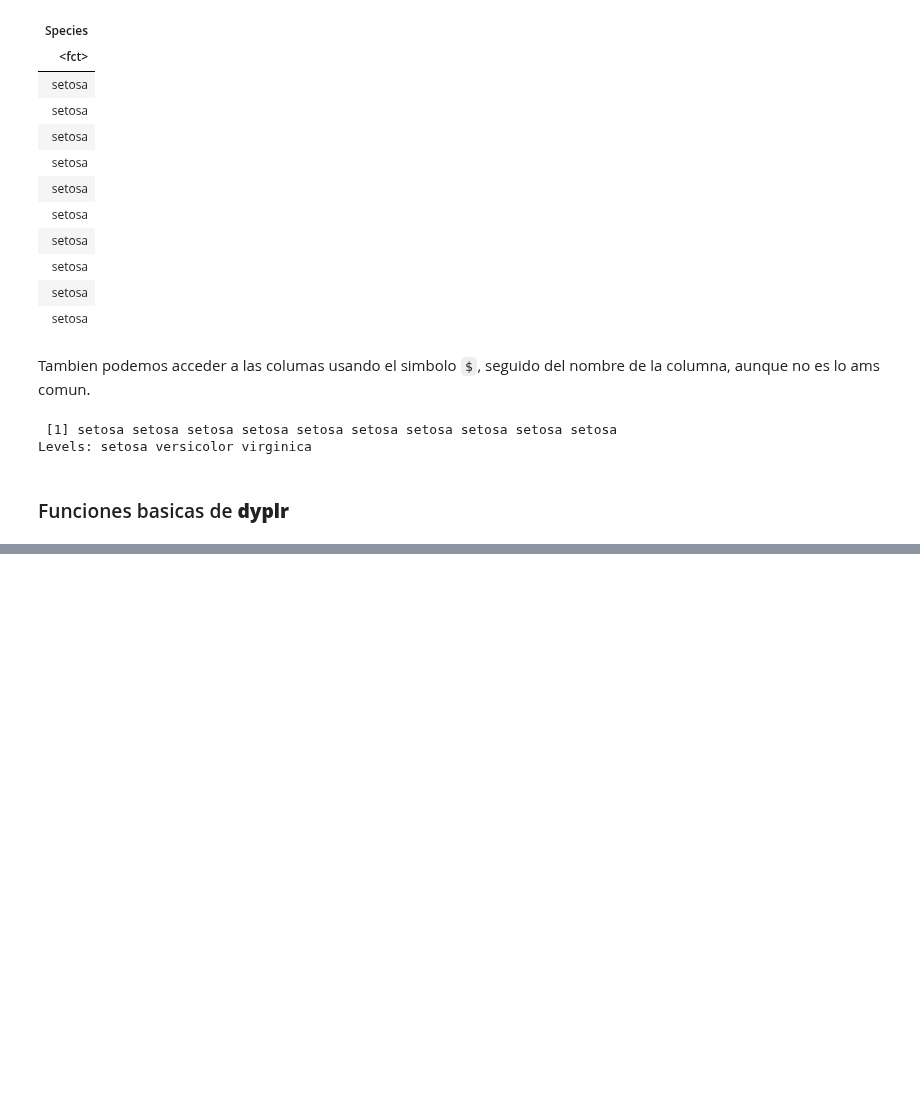
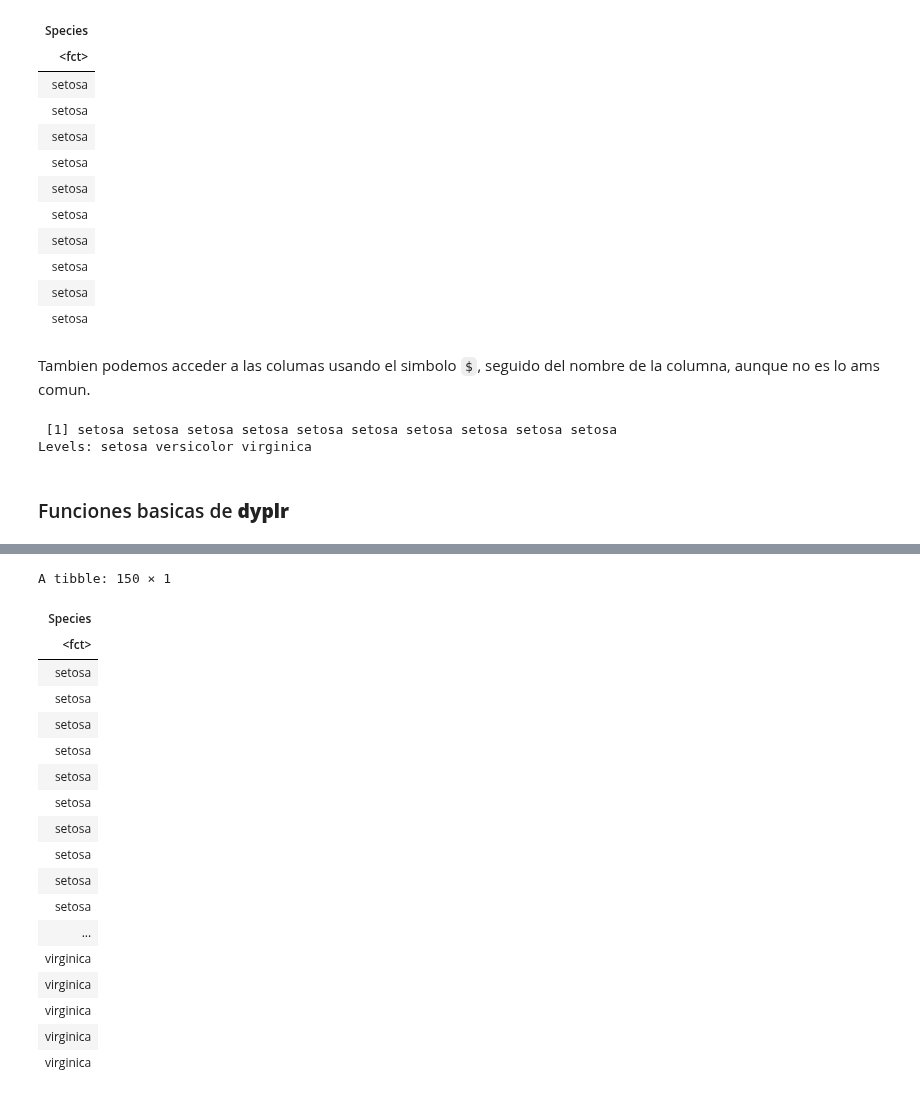
Before and after one commit to IEXE-Tec/computo-datos-masivos, a Jupyter notebook: 06_R_Sagemaker.ipynb, the cells around one changed output, grey strips where cells are left out. Cells and saved outputs as stored; diff of their text form; code cells hidden in the pictures; blank space fills up the shorter version.

```diff
--- a/06_R_Sagemaker.ipynb
+++ b/06_R_Sagemaker.ipynb
@@ -770,0 +823,22 @@ Levels: setosa versicolor virginica
+# %%
+df %>% select(Species)
+# %% [output]
+A tibble: 150 × 1
+| Species |
+| <fct> |
+| setosa |
+| setosa |
+| setosa |
+| setosa |
+| setosa |
+| setosa |
+| setosa |
+| setosa |
+| setosa |
+| setosa |
+| ... |
+| virginica |
+| virginica |
+| virginica |
+| virginica |
+| virginica |
```
Also changed, not shown: parts of 22 cells of this notebook.
